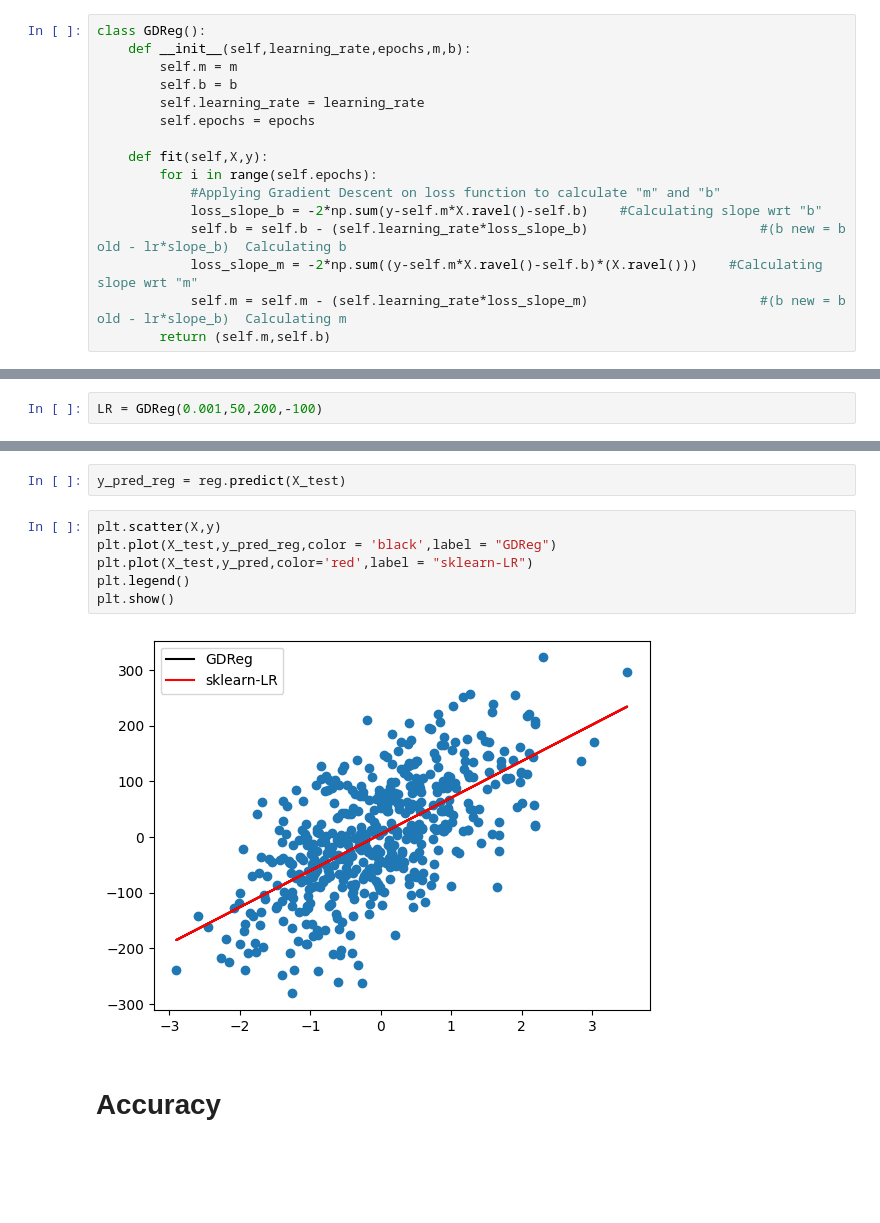
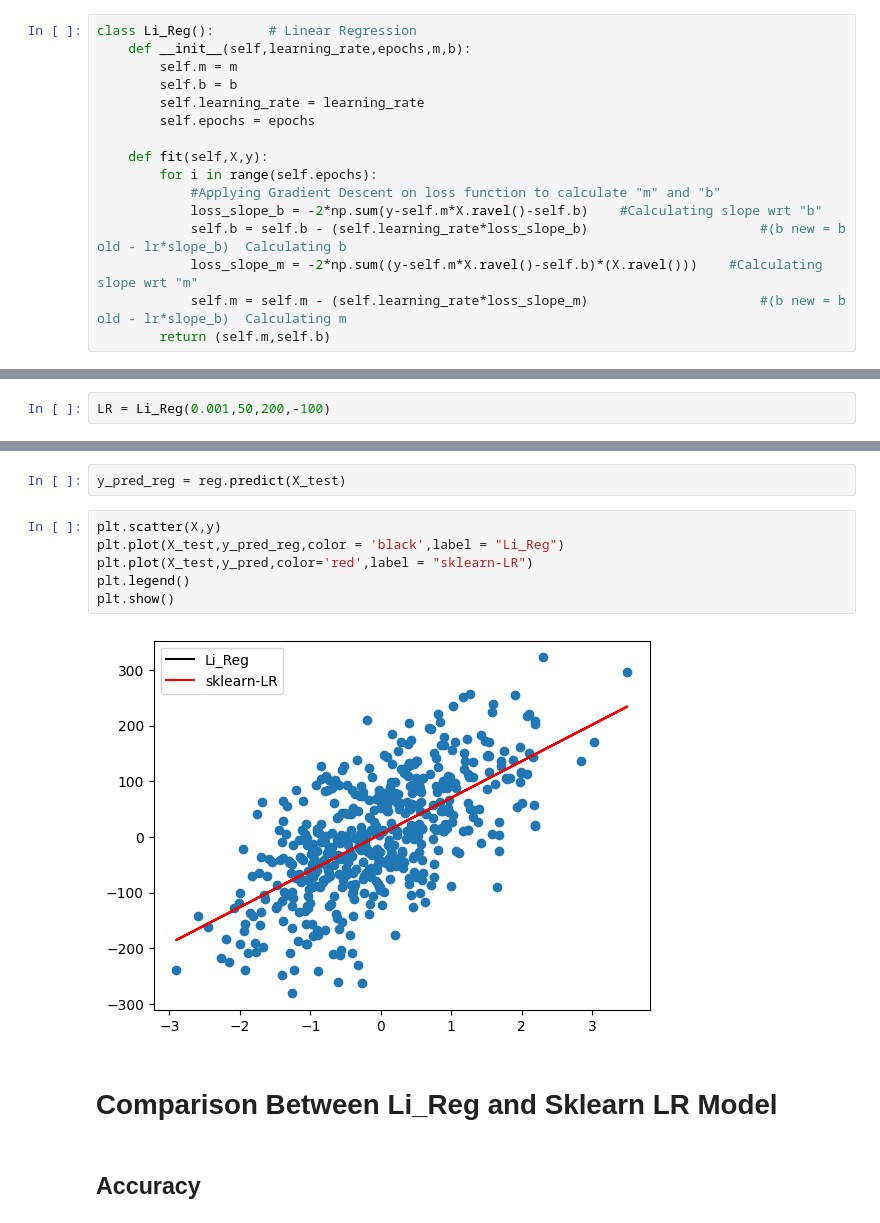
Before and after one commit to Kunal123452003/Linear-Regression, a Jupyter notebook: Linear Regression.ipynb, the cells around one changed output, grey strips where cells are left out. Saved outputs shown, nothing was run; the diff lists cells and outputs as text; blank space fills up the shorter version.

```diff
--- a/Linear Regression.ipynb
+++ b/Linear Regression.ipynb
@@ -11,7 +11,7 @@ plt.scatter(X,y)
 # %% [markdown]
 # Now lets start the linear regression
 # %%
-class GDReg():
+class Li_Reg():       # Linear Regression
     def __init__(self,learning_rate,epochs,m,b):
         self.m = m
         self.b = b
@@ -44,5 +44,5 @@ y_train, y_test = y[:split_index], y[split_index:]
 # %%
-LR = GDReg(0.001,50,200,-100)
+LR = Li_Reg(0.001,50,200,-100)
 # %%
 m ,b = LR.fit(X_train,y_train)
 # %%
@@ -65,13 +67,15 @@ LinearRegression()
 y_pred_reg = reg.predict(X_test)
 # %%
 plt.scatter(X,y)
-plt.plot(X_test,y_pred_reg,color = 'black',label = "GDReg")
+plt.plot(X_test,y_pred_reg,color = 'black',label = "Li_Reg")
 plt.plot(X_test,y_pred,color='red',label = "sklearn-LR")
 plt.legend()
 plt.show()
 # %% [output]
-[figure, old version]
+[figure, new version]
+# %% [markdown]
+# Comparison Between Li_Reg and Sklearn LR Model
 # %% [markdown]
-# Accuracy
+## Accuracy
 # %%
 from sklearn.metrics import r2_score
```
Also changed, not shown: parts of 8 cells of this notebook.
